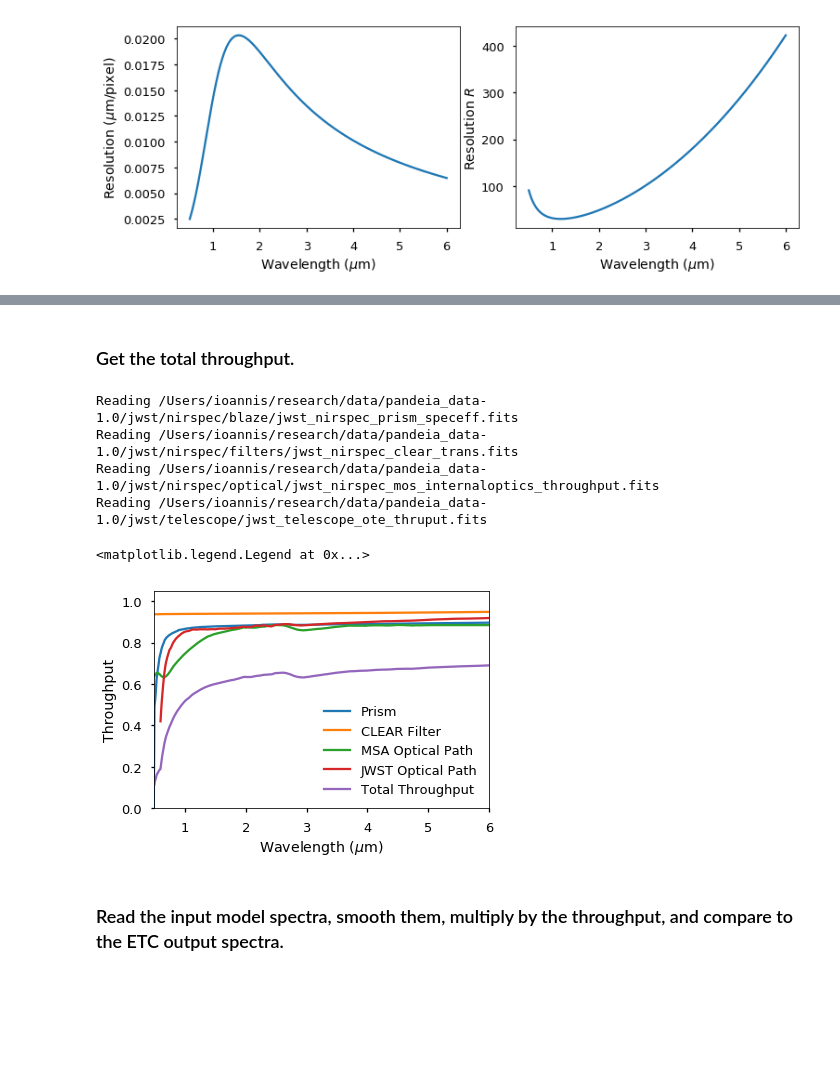
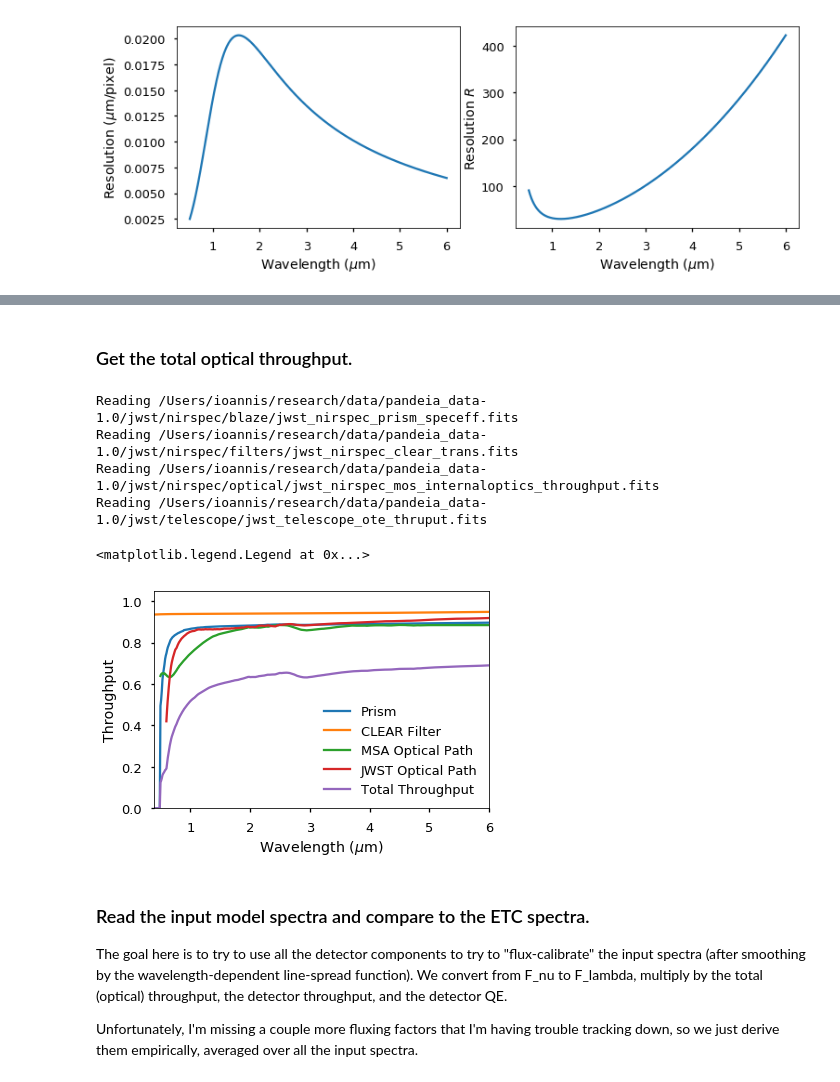
Before and after one commit to moustakas/jwstclusters, a Jupyter notebook: nb/resolution-throughput-and-noise.ipynb, the cells around one changed output, grey strips where cells are left out. Drawn from its saved outputs; the diff is of its cells as text; code cells hidden in the pictures; blank space fills up the shorter version.

```diff
--- a/nb/resolution-throughput-and-noise.ipynb
+++ b/nb/resolution-throughput-and-noise.ipynb
@@ -41,41 +61,47 @@ ax[1].set_ylabel('Resolution $R$')
 # %% [markdown]
-### Get the total throughput.
+### Get the total optical throughput.
 # %%
 thru_prism = os.path.join(pandeia_dir, 'jwst', 'nirspec', 'blaze',
                           'jwst_nirspec_prism_speceff.fits') # prism throughput
 thru_clear = os.path.join(pandeia_dir, 'jwst', 'nirspec', 'filters',
                           'jwst_nirspec_clear_trans.fits') # CLEAR filter throughput
 thru_optics = os.path.join(pandeia_dir, 'jwst', 'nirspec', 'optical',
                            'jwst_nirspec_mos_internaloptics_throughput.fits') # NIRSpec MSA optical path
 thru_telescope = os.path.join(pandeia_dir, 'jwst', 'telescope',
                               'jwst_telescope_ote_thruput.fits') # JWST optical path
 labels = ['Prism', 'CLEAR Filter', 'MSA Optical Path', 'JWST Optical Path']
 
 thru = []
 
 for lab, thrufile in zip( labels, (thru_prism, thru_clear, thru_optics, thru_telescope) ):
     print('Reading {}'.format(thrufile))
     tt = Table(fitsio.read(thrufile, ext=1, upper=True))
     thru.append(tt)
+    if 'Prism' in lab:
+        throughput_wave = tt['WAVELENGTH']
     plt.plot(tt['WAVELENGTH'], tt['THROUGHPUT'], label=lab)
 
-throughput = np.ones_like(outwave)
+throughput = np.ones_like(throughput_wave)
 for tt in thru:
-    throughput *= np.interp(outwave, tt['WAVELENGTH'], tt['THROUGHPUT'])
-plt.plot(outwave, throughput, label='Total Throughput')
+    throughput *= np.interp(throughput_wave, tt['WAVELENGTH'], tt['THROUGHPUT'])
+plt.plot(throughput_wave, throughput, label='Total Throughput')
 
-plt.xlim(outwave.min(), outwave.max())
+plt.xlim(throughput_wave.min(), throughput_wave.max())
 plt.ylim(0, 1.05)
 plt.ylabel('Throughput')
 plt.xlabel('Wavelength ($\mu$m)')
 plt.legend(loc='lower right', frameon=False)
 # %% [output]
 Reading /Users/ioannis/research/data/pandeia_data-1.0/jwst/nirspec/blaze/jwst_nirspec_prism_speceff.fits
 Reading /Users/ioannis/research/data/pandeia_data-1.0/jwst/nirspec/filters/jwst_nirspec_clear_trans.fits
 Reading /Users/ioannis/research/data/pandeia_data-1.0/jwst/nirspec/optical/jwst_nirspec_mos_internaloptics_throughput.fits
 Reading /Users/ioannis/research/data/pandeia_data-1.0/jwst/telescope/jwst_telescope_ote_thruput.fits
 <matplotlib.legend.Legend at 0x...>
-[figure, old version]
+[figure, new version]
-# %% [markdown]
-### Read the input model spectra, smooth them, multiply by the throughput, and compare to the ETC output spectra.
+# %% [markdown]
+### Read the input model spectra and compare to the ETC spectra.
+
+The goal here is to try to use all the detector components to try to "flux-calibrate" the input spectra (after smoothing by the wavelength-dependent line-spread function).  We convert from F_nu to F_lambda, multiply by the total (optical) throughput, the detector throughput, and the detector QE.
+
+Unfortunately, I'm missing a couple more fluxing factors that I'm having trouble tracking down, so we just derive them empirically, averaged over all the input spectra.
 # %%
```
Also changed, not shown: parts of 5 cells of this notebook.
